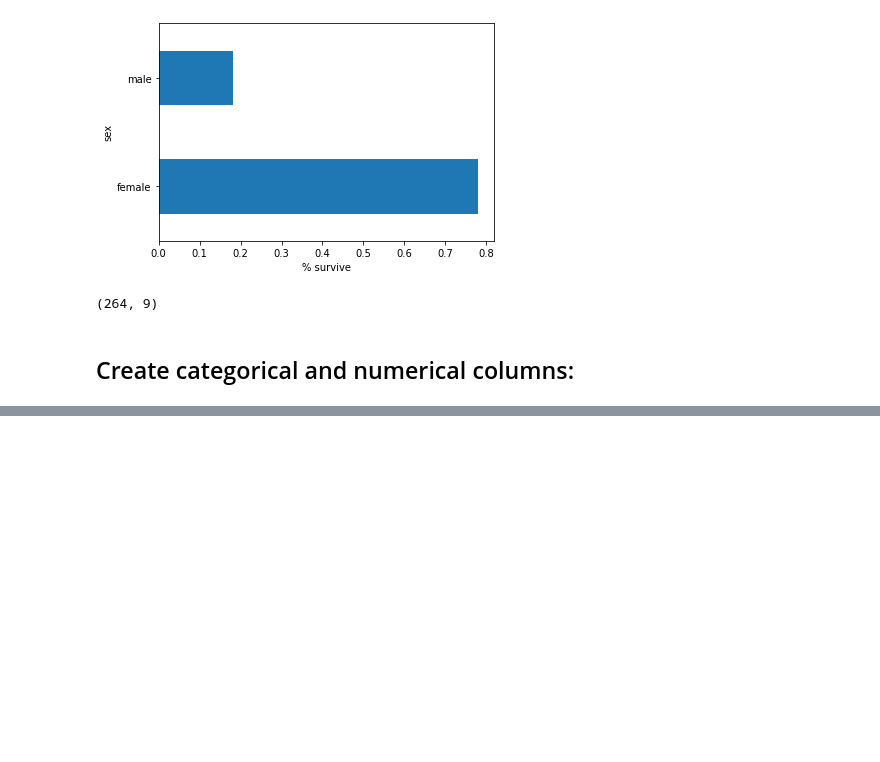
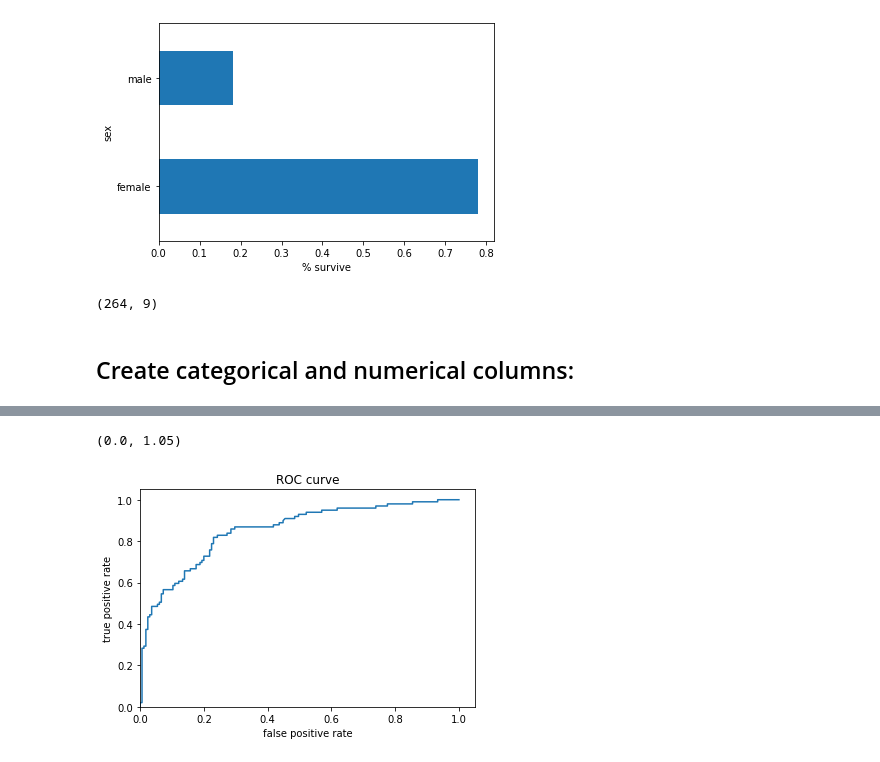
Before and after one commit to Mahrokh-Eb/TensorflowLearning, a Jupyter notebook: TF_0.ipynb, the cells around one changed output, grey strips where cells are left out. Saved outputs shown, nothing was run; the diff lists cells and outputs as text; code cells hidden in the pictures; blank space fills up the shorter version.

```diff
--- a/TF_0.ipynb
+++ b/TF_0.ipynb
@@ -232,0 +233,14 @@ plt.ylim(0,)
+# %%
+from sklearn.metrics import roc_curve
+from matplotlib import pyplot as plt
+
+fpr, tpr, _ = roc_curve(y_eval, probs)
+plt.plot(fpr, tpr)
+plt.title('ROC curve')
+plt.xlabel('false positive rate')
+plt.ylabel('true positive rate')
+plt.xlim(0,)
+plt.ylim(0,)
+# %% [output]
+(0.0, 1.05)
+[figure, added]
```
Also changed, not shown: parts of 9 cells of this notebook.
